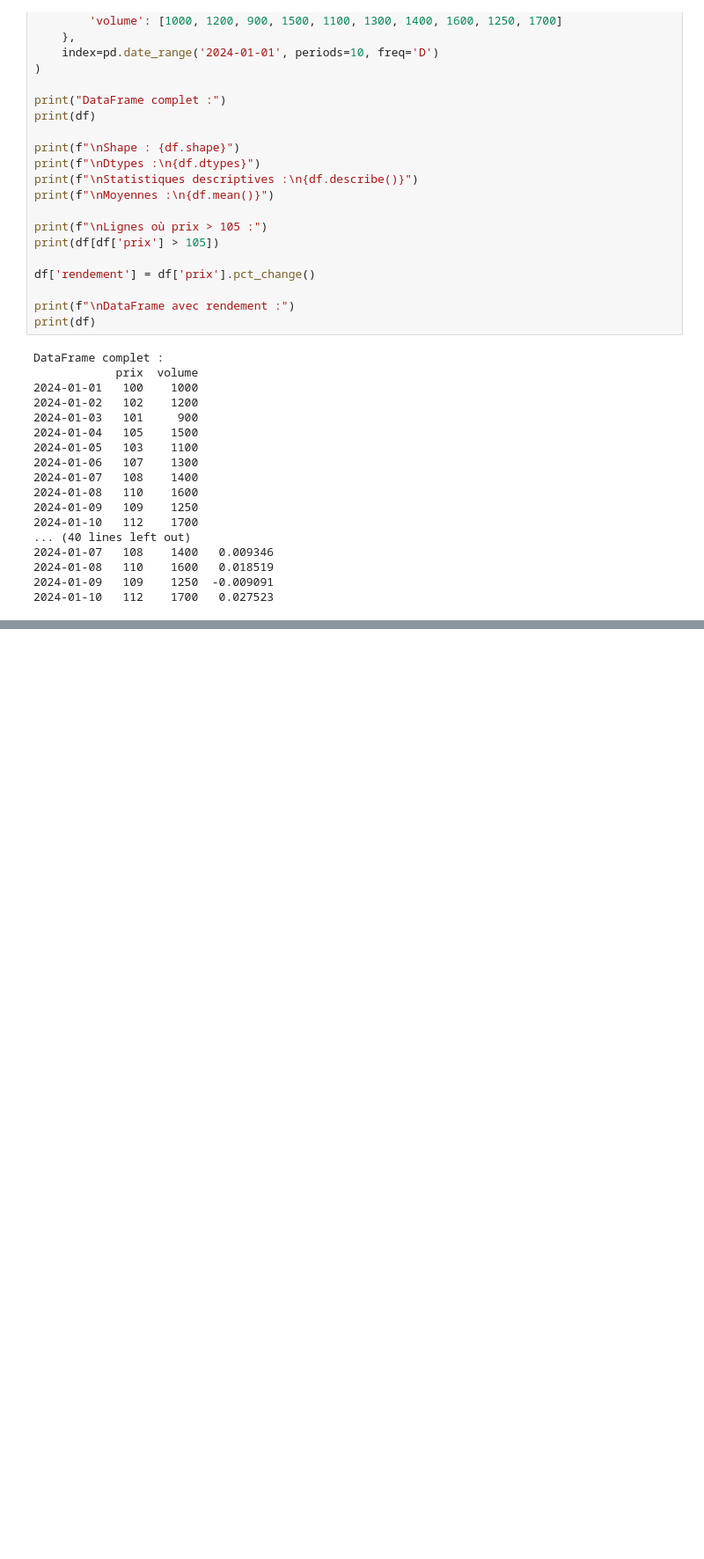
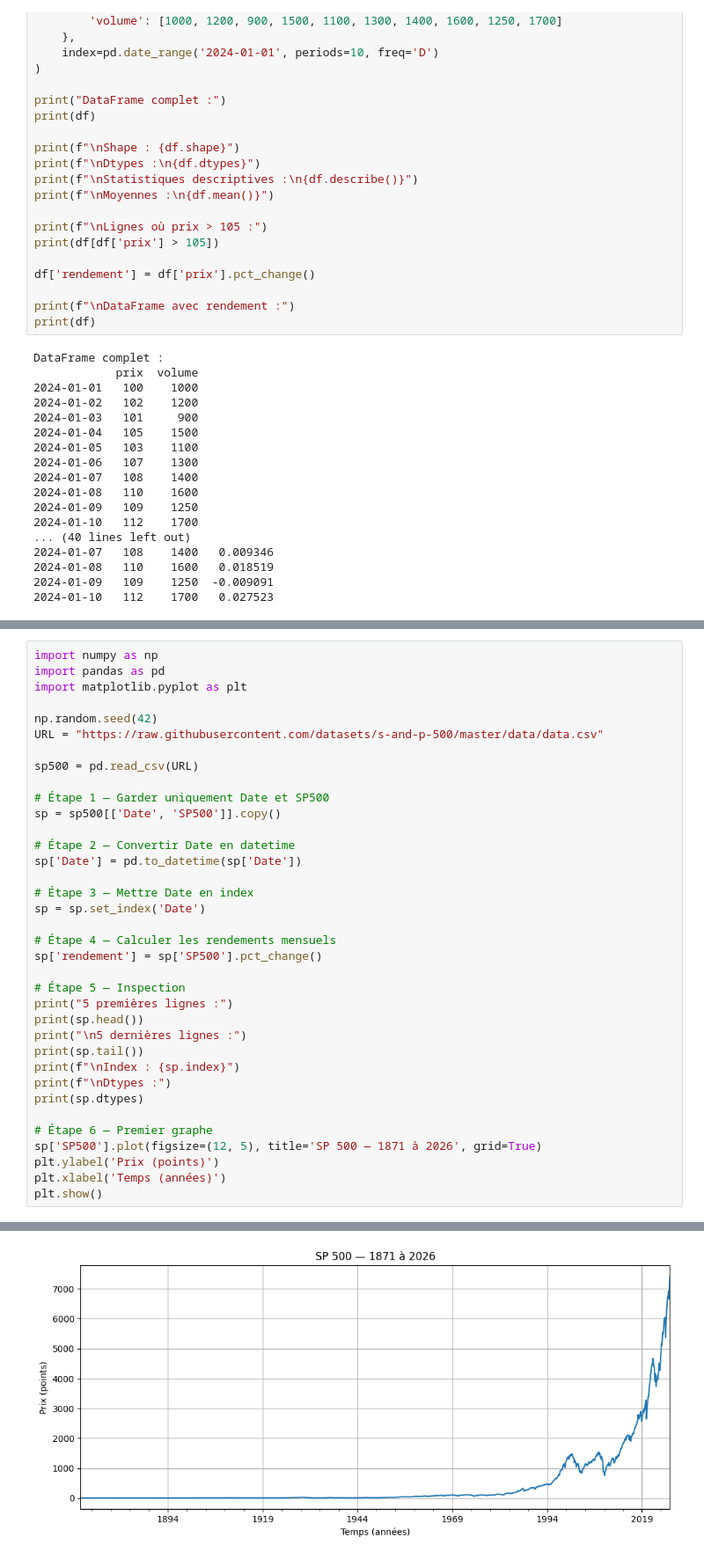
Before and after one commit to Louan-code/quant-research-platform, a Jupyter notebook: notebooks/02_pandas_basics.ipynb, the cells around one changed output, grey strips where cells are left out. Shown at 88% size. Drawn from its saved outputs; the diff is of its cells as text; blank space fills up the shorter version.

Commit message:
Suite de decouverte pandas, recuperation donnees sp500 + tracer courbes en faisant une df en gardant seuleement prix + temps

```diff
--- a/notebooks/02_pandas_basics.ipynb
+++ b/notebooks/02_pandas_basics.ipynb
@@ -62,0 +116,37 @@ DataFrame complet :
+# %%
+import numpy as np
+import pandas as pd
+import matplotlib.pyplot as plt
+
+np.random.seed(42)
+URL = "https://raw.githubusercontent.com/datasets/s-and-p-500/master/data/data.csv"
+
+sp500 = pd.read_csv(URL)
+
+# Étape 1 — Garder uniquement Date et SP500
+sp = sp500[['Date', 'SP500']].copy()
+
+# Étape 2 — Convertir Date en datetime
+sp['Date'] = pd.to_datetime(sp['Date'])
+
+# Étape 3 — Mettre Date en index
+sp = sp.set_index('Date')
+
+# Étape 4 — Calculer les rendements mensuels
+sp['rendement'] = sp['SP500'].pct_change()
+
+# Étape 5 — Inspection
+print("5 premières lignes :")
+print(sp.head())
+print("\n5 dernières lignes :")
+print(sp.tail())
+print(f"\nIndex : {sp.index}")
+print(f"\nDtypes :")
+print(sp.dtypes)
+
+# Étape 6 — Premier graphe
+sp['SP500'].plot(figsize=(12, 5), title='SP 500 — 1871 à 2026', grid=True)
+plt.ylabel('Prix (points)')
+plt.xlabel('Temps (années)')
+plt.show()
+# %% [output]
@@ -62,0 +170 @@ DataFrame complet :
+[figure, added]
```
Also changed, not shown: parts of 6 cells of this notebook, 1 other file.
